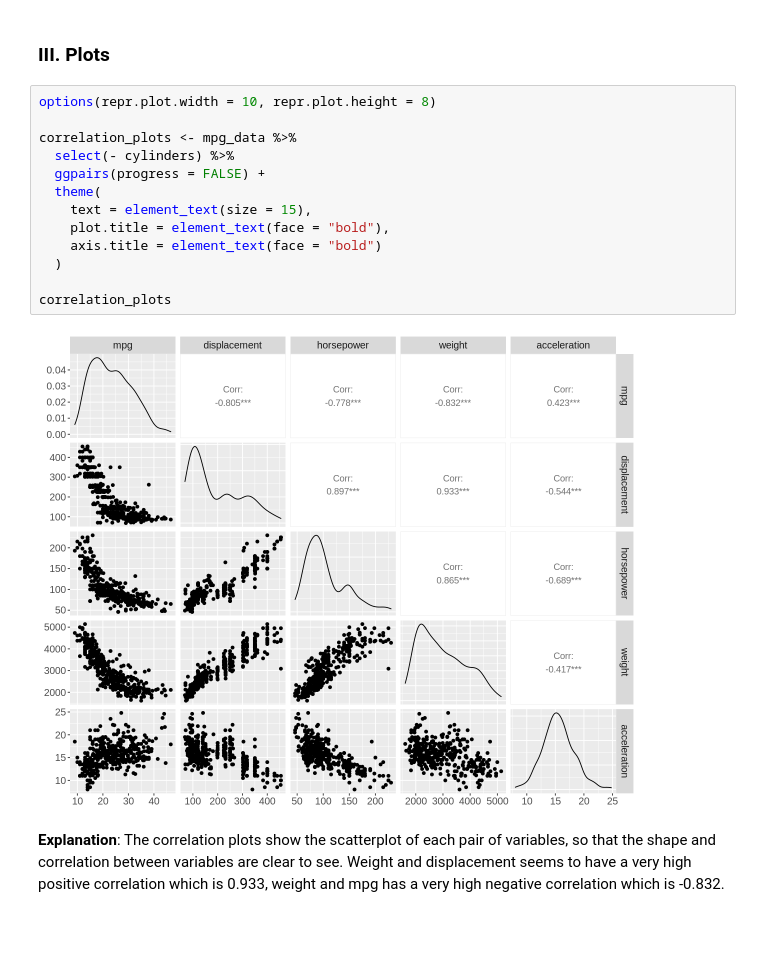
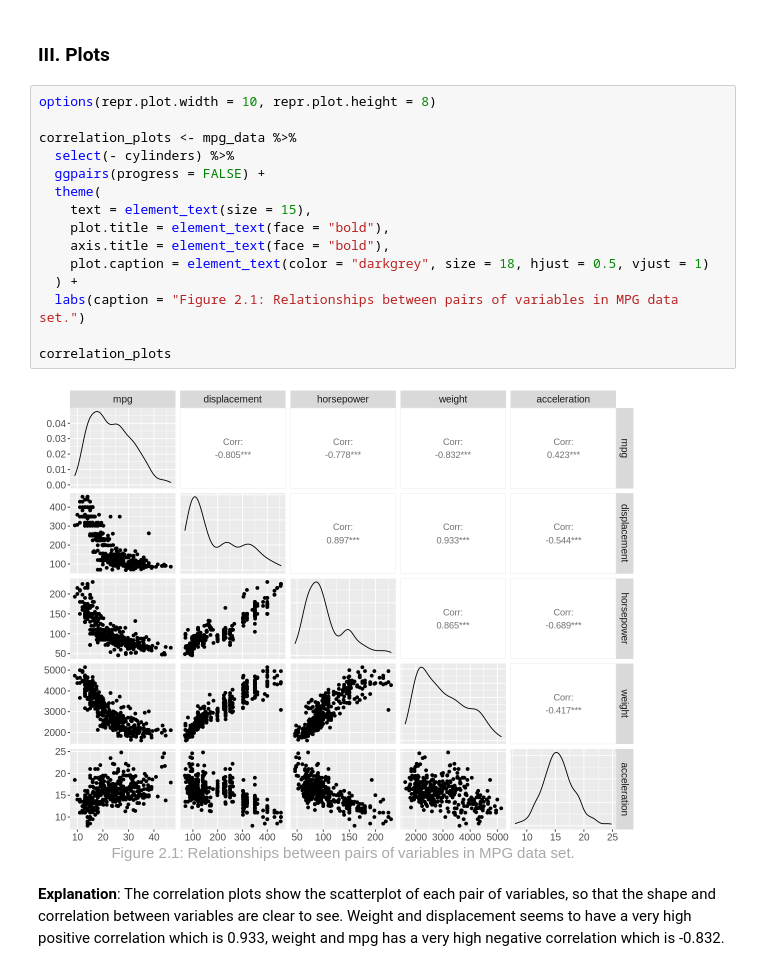
Before and after one commit to Jingfei-li/stat301-project, a Jupyter notebook: project_proposal.ipynb, the cells around one changed output. Drawn from its saved outputs; the diff is of its cells as text; blank space fills up the shorter version.

```diff
--- a/project_proposal.ipynb
+++ b/project_proposal.ipynb
@@ -157,18 +159,20 @@ with what 1,2,3 represent so, we won't use this column.
 # %%
 options(repr.plot.width = 10, repr.plot.height = 8)
 
 correlation_plots <- mpg_data %>%
   select(- cylinders) %>%
   ggpairs(progress = FALSE) +
   theme(
     text = element_text(size = 15),
     plot.title = element_text(face = "bold"),
-    axis.title = element_text(face = "bold")
-  )
+    axis.title = element_text(face = "bold"),
+    plot.caption = element_text(color = "darkgrey", size = 18, hjust = 0.5, vjust = 1)
+  ) +
+  labs(caption = "Figure 2.1: Relationships between pairs of variables in MPG data set.")
 
 correlation_plots
 # %% [output]
-[figure, old version]
+[figure, new version]
 # %% [markdown]
 **Explanation**: The correlation plots show the scatterplot of each pair of variables, so that the shape and correlation between variables are clear to see.  Weight and displacement seems to have a very high positive correlation which is 0.933, weight and mpg has a very high negative correlation which is -0.832.
 # %%
```
Also changed, not shown: parts of 5 cells of this notebook.
